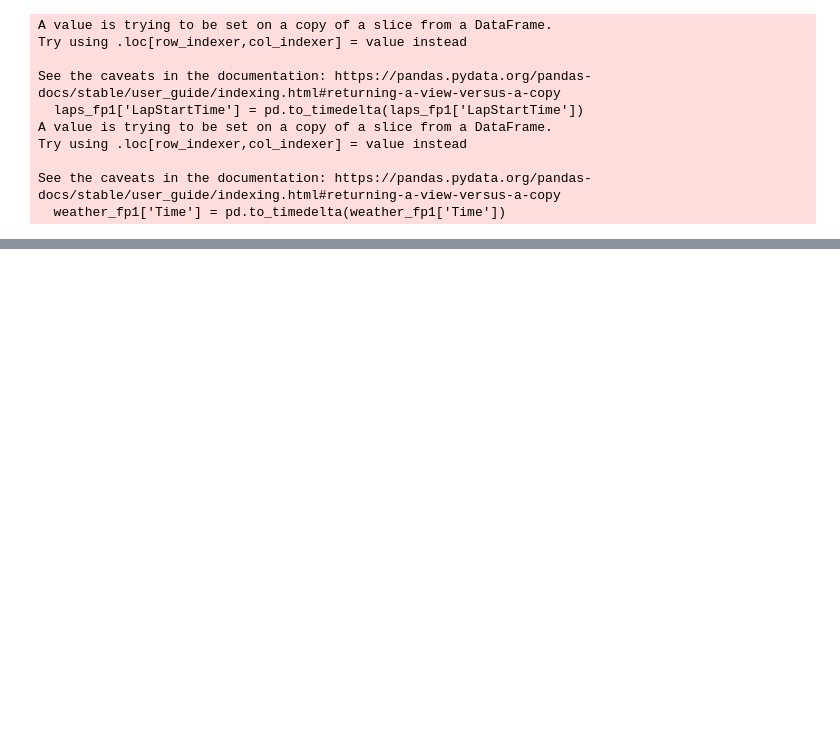
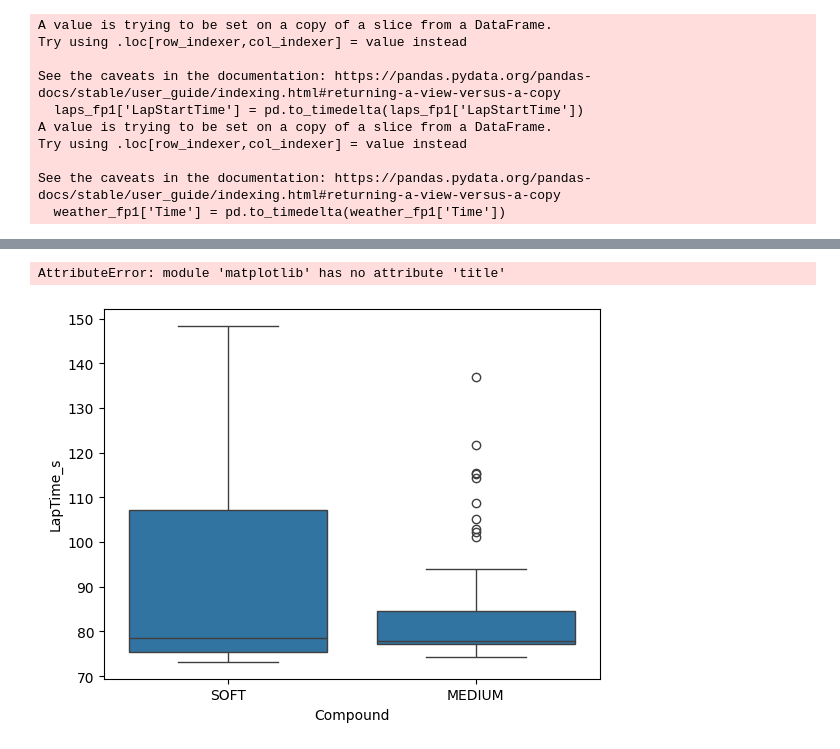
Before and after one commit to ipolishc22/f1-podium-predictor, a Jupyter notebook: notebooks/canada_2025_eda.ipynb, the cells around one changed output, grey strips where cells are left out. Saved outputs shown, nothing was run; the diff lists cells and outputs as text; code cells hidden in the pictures; blank space fills up the shorter version.

```diff
--- a/notebooks/canada_2025_eda.ipynb
+++ b/notebooks/canada_2025_eda.ipynb
@@ -124,0 +173,6 @@ merged_fp1
+# %%
+sns.boxplot(data=clean_fp1, x="Compound", y="LapTime_s")
+plt.title("Lap Time Distribution by Compound")
+# %% [output]
+AttributeError: module 'matplotlib' has no attribute 'title'
+[figure, added]
```
Also changed, not shown: parts of 15 cells of this notebook.
